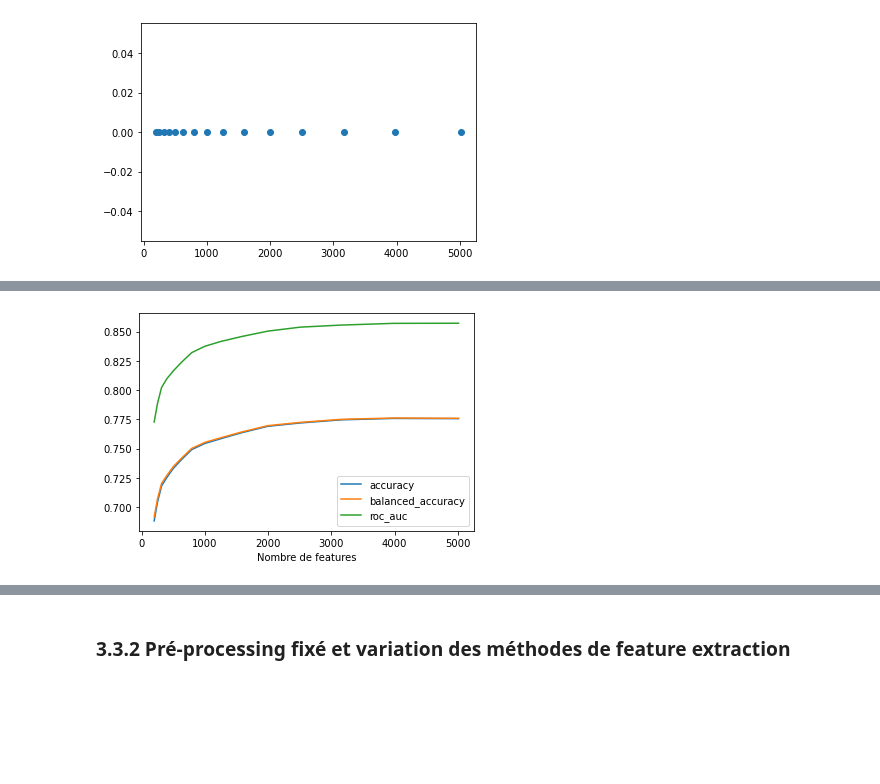
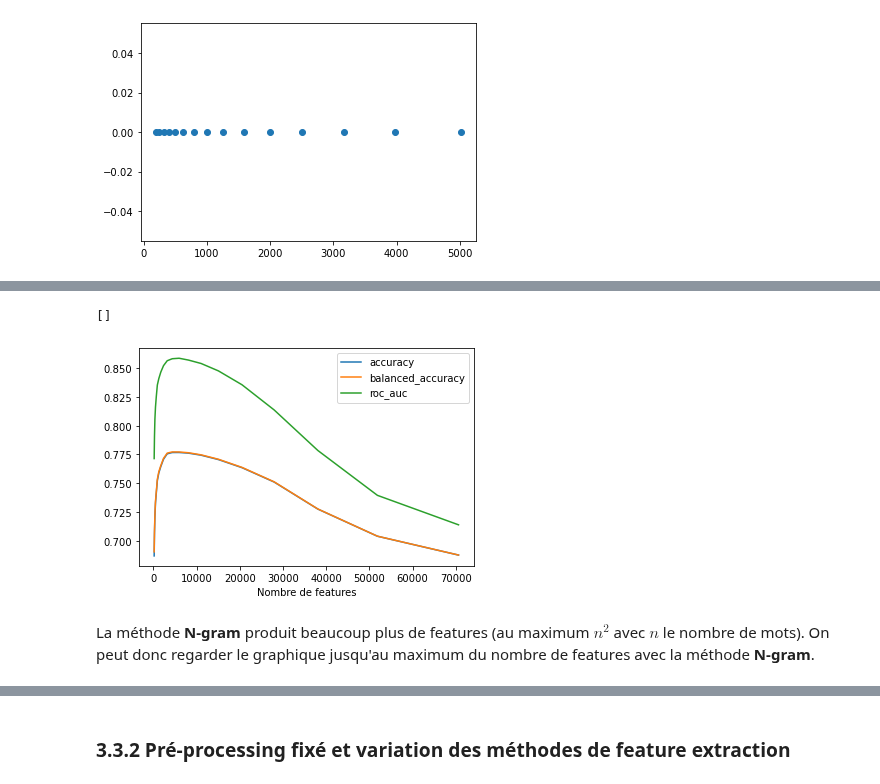
Before and after one commit to baptiste-pasquier/data_2A, a Jupyter notebook: model-LR.ipynb, the cells around one changed output, grey strips where cells are left out. Drawn from its saved outputs; the diff is of its cells as text; code cells hidden in the pictures; blank space fills up the shorter version.

```diff
--- a/model-LR.ipynb
+++ b/model-LR.ipynb
@@ -54,0 +58,3 @@ y = df.sentiment.to_list()
+# %%
+nb_max_words = len(CountVectorizer().fit(X).get_feature_names())
+nb_max_words
@@ -77,8 +85,8 @@ print(X_.toarray())
 ### 2.1.2. Application de la regression logistique
 # %%
 def conf_matrix(X, y, vectorizer, model, verbose=True):
-    X = vectorizer.fit_transform(X).toarray()
-    X_train, X_test, y_train, y_test = train_test_split(StandardScaler().fit_transform(X), y, train_size=0.80, random_state=1234)
+    X = vectorizer.fit_transform(X)
+    X_train, X_test, y_train, y_test = train_test_split(StandardScaler(with_mean=False).fit_transform(X), y, train_size=0.80, random_state=1234)
 
     model.fit(X_train, y_train)
     y_pred = model.predict(X_test)
@@ -95,12 +103,12 @@ def conf_matrix(X, y, vectorizer, model, verbose=True):
         metrics.plot_confusion_matrix(model, X_test, y_test)
         plt.show()
 
-        print(f"Accuracy : {sc_accuracy}")
-        print(f"Balanced accuracy : {sc_balanced_accuracy}")
+        print(f"Accuracy : {sc_accuracy:.4f}")
+        print(f"Balanced accuracy : {sc_balanced_accuracy:.4f}")
     #     print(f"Recall : {sc_recall}")
     #     print(f"Precision : {sc_precision}")
     #     print(f"F1 : {sc_f1}")
-        print(f"ROC AUC : {sc_roc_auc}")
+        print(f"ROC AUC : {sc_roc_auc:.4f}")
 
     metrics_score = {'accuracy': sc_accuracy, 'balanced_accuracy': sc_balanced_accuracy, 'roc_auc': sc_roc_auc}
 
@@ -296,6 +300,7 @@ On peut voir qu'en prenant $n$ et $n^2$, les courbes se rapprochent un peu, mais
 Nous faisons à présent varier les méthodes de pré-processing :
 # %%
 %%time
+tables = []
 for stop_words in [False, True]:
     for lemmatization in [False, True]:
         for negation in [False, True]:
@@ -310,7 +315,13 @@ for stop_words in [False, True]:
             df = pd.read_pickle(os.path.join("data", "sentiment140", file+".bz2")).sample(NB_DATA, random_state=1234)
             X = df.text.to_list()
             y = df.sentiment.to_list()
-            comparaison(X, y, 1000, show_graph=False)
+            df_metrics = comparaison(X, y, 1000, show_graph=False)
+            display(df_metrics)
+            df_metrics['stop_words'] = stop_words
+            df_metrics['lemmatization'] = lemmatization
+            df_metrics['negation'] = negation
+            tables.append(df_metrics)
+df_metrics = pd.concat(tables)
 # %% [output]
 stop_words: False, lemmatization: False, negation: False
 |  | accuracy | balanced_accuracy | roc_auc |
@@ -370,10 +421,17 @@ array([ 199.5262315 ,  251.18864315,  316.22776602,  398.10717055,
 [figure]
 # %%
 %%time
-max_features_list = np.logspace(2.3, 3.7, 15, endpoint=True, dtype=int)   # De 10^2 à 10^3.8
+max_features_list = np.logspace(2.3, log(nb_max_words, 10), 20, endpoint=True, dtype=int)
 table = []
 for max_features in max_features_list:
-    _, _, _, _, _, metrics_score = conf_matrix(X, y, TfidfVectorizer(max_features = max_features), LogisticRegression(max_iter=200), verbose=False)
+    _, _, _, _, _, metrics_score = conf_matrix(X, y, TfidfVectorizer(max_features = max_features), LogisticRegression(max_iter=1000), verbose=False)
     table.append(metrics_score)
 df = pd.DataFrame(table, index=max_features_list)
+
+for i in df.columns:
+    df[i].plot(label=i)
+
+plt.legend()
+plt.xlabel("Nombre de features")
+plt.plot()
 # %% [output]
@@ -381,4 +441,11 @@ Wall time: 6min 19s
 # %%
+%%time
+table = []
+for max_features in max_features_list:
+    _, _, _, _, _, metrics_score = conf_matrix(X, y, TfidfVectorizer(max_features=max_features, ngram_range=(1,2)), LogisticRegression(max_iter=1000), verbose=False)
+    table.append(metrics_score)
+df = pd.DataFrame(table, index=max_features_list)
+
 for i in df.columns:
     df[i].plot(label=i)
 
@@ -390 +457,4 @@ plt.plot()
+[]
-[figure, old version]
+[figure, new version]
+# %% [markdown]
+La méthode **N-gram** produit beaucoup plus de features (au maximum $n^2$ avec $n$ le nombre de mots). On peut donc regarder le graphique jusqu'au maximum du nombre de features avec la méthode **N-gram**.
```
Also changed, not shown: parts of 36 cells of this notebook, 5 other files.
